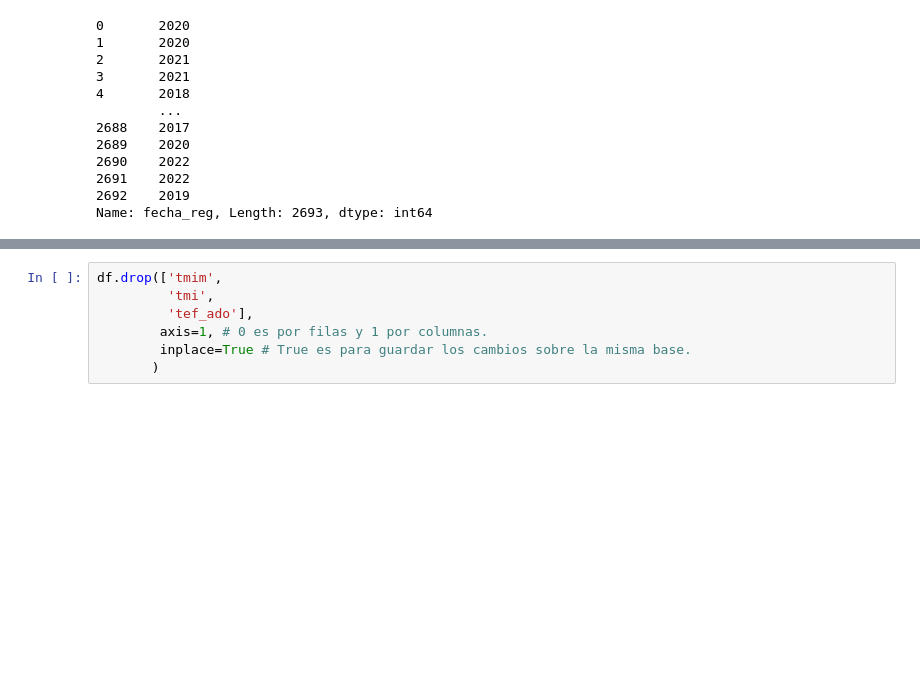
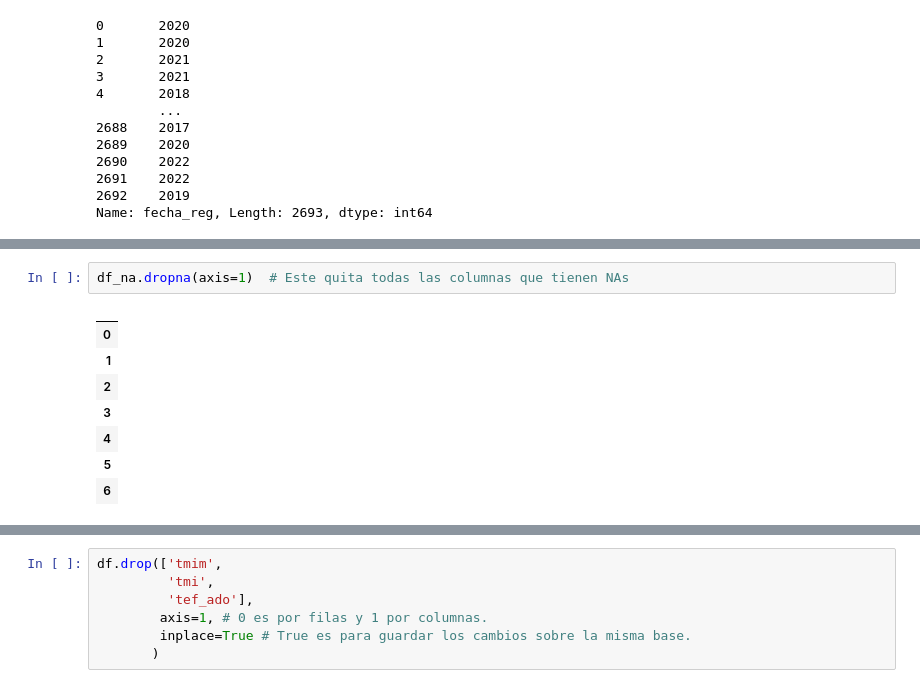
Before and after one commit to m-durand/propedeutico_python, a Jupyter notebook: notebooks/4_pandas_exploracion.ipynb, the cells around one changed output, grey strips where cells are left out. Saved outputs shown, nothing was run; the diff lists cells and outputs as text; blank space fills up the shorter version.

```diff
--- a/notebooks/4_pandas_exploracion.ipynb
+++ b/notebooks/4_pandas_exploracion.ipynb
@@ -489,0 +604,11 @@ dtype: int64
+# %%
+df_na.dropna(axis=1)  # Este quita todas las columnas que tienen NAs
+# %% [output]
+|  |
+| 0 |
+| 1 |
+| 2 |
+| 3 |
+| 4 |
+| 5 |
+| 6 |
```
Also changed, not shown: parts of 26 cells of this notebook, 1 other file.
